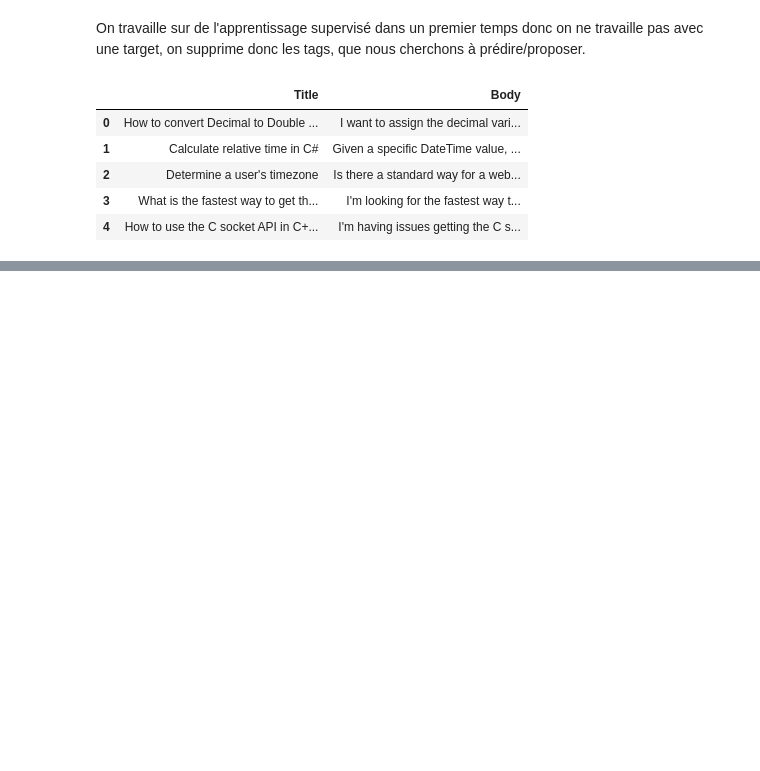
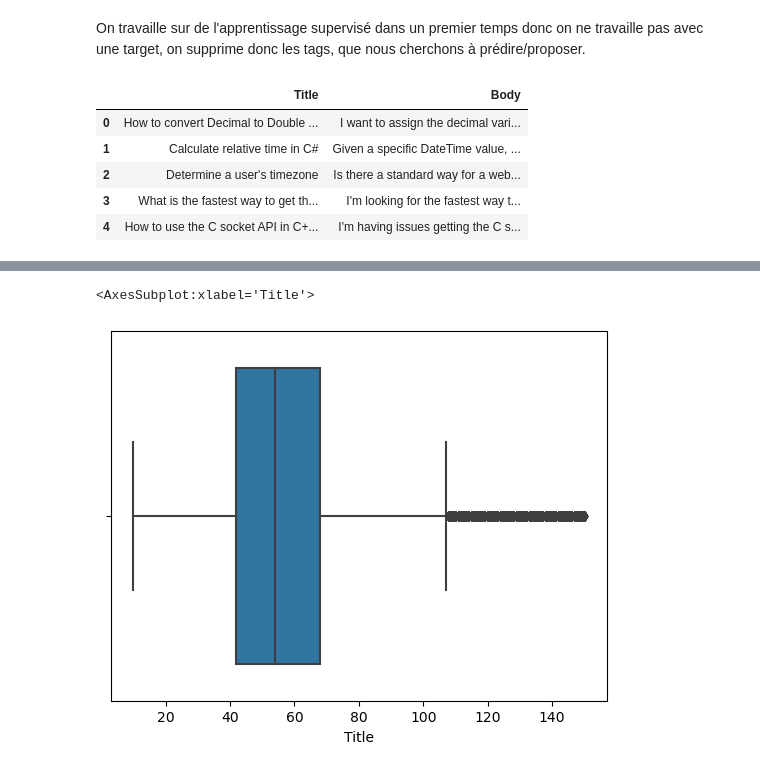
Before and after one commit to MathisKeberling/Projet_Classification_Auto_Questions-OC-, a Jupyter notebook: Exploration.ipynb, the cells around one changed output, grey strips where cells are left out. Saved outputs shown, nothing was run; the diff lists cells and outputs as text; code cells hidden in the pictures; blank space fills up the shorter version.

```diff
--- a/Exploration.ipynb
+++ b/Exploration.ipynb
@@ -327,11 +397,15 @@ dtype: float64
 # %%
 # Enregistrement
 data.to_csv('data/cleaned/df_cleaned.csv', index = False)
+# %%
+# Travailler sur le dataset cleané
+path = 'data/cleaned/df_cleaned.csv'
+df_cleaned = pd.read_csv(path)
 # %% [markdown]
 On travaille sur de l'apprentissage supervisé dans un premier temps donc on ne travaille pas avec une target, on supprime donc les tags, que nous cherchons à prédire/proposer.
 # %%
 cols = ['Title', 'Body']
-data = data[cols]
+data = df_cleaned[cols]
 data.head()
 # %% [output]
 |  | Title | Body |
@@ -342,0 +429,6 @@ data.head()
+# %%
+tmp1 = data.Title.str.len()
+sns.boxplot(tmp1)
+# %% [output]
+<AxesSubplot:xlabel='Title'>
+[figure, added]
```
Also changed, not shown: parts of 99 cells of this notebook.
